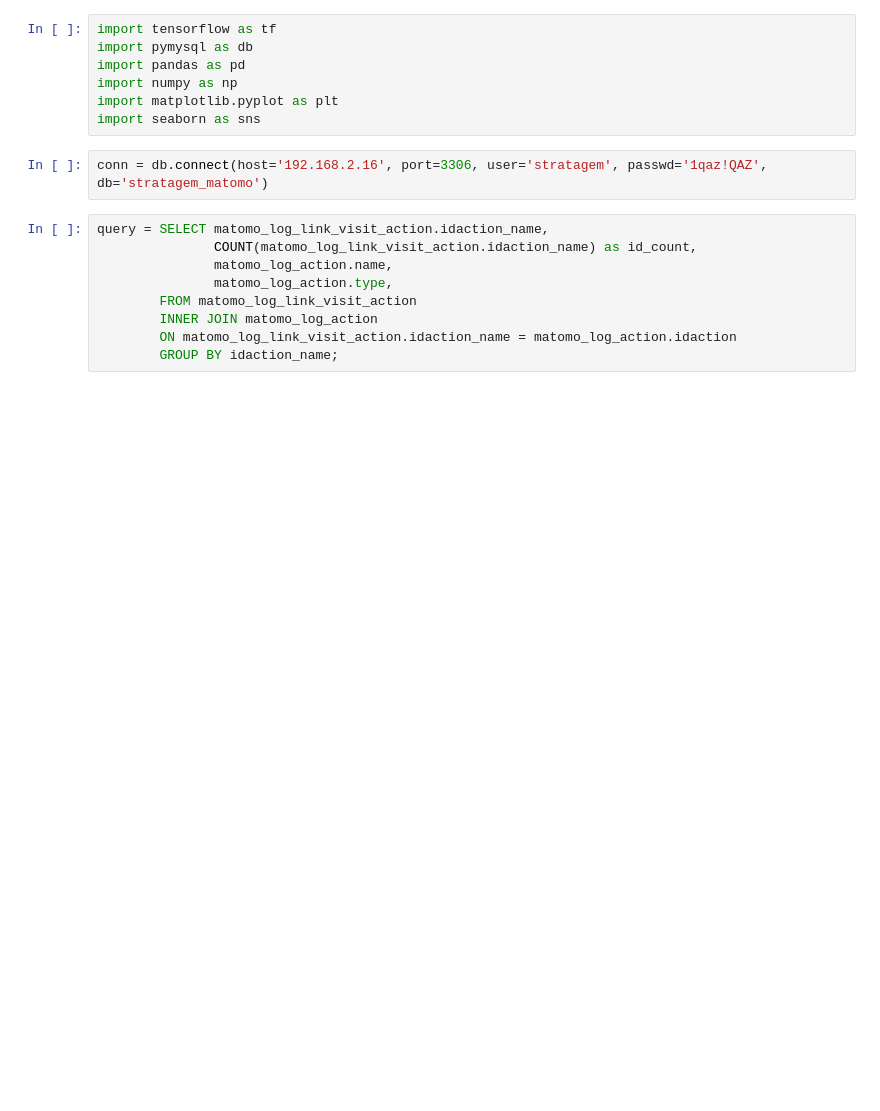
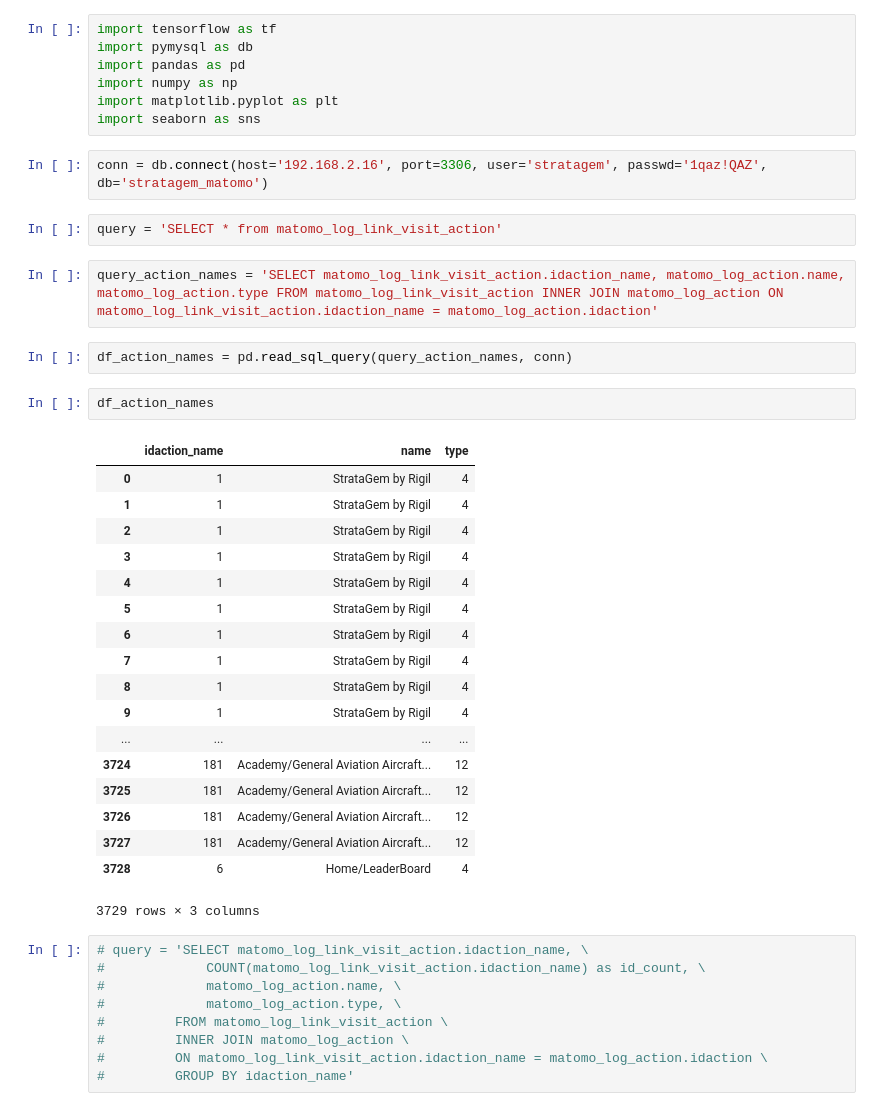
Before and after one commit to zacharyclement/machineLearningFunctions, a Jupyter notebook: databases/Matomo/production/log_link_EDA_16.ipynb, the cells around one changed output. Cells and saved outputs as stored; diff of their text form; blank space fills up the shorter version.

```diff
--- a/databases/Matomo/production/log_link_EDA_16.ipynb
+++ b/databases/Matomo/production/log_link_EDA_16.ipynb
@@ -7,12 +7,39 @@ import matplotlib.pyplot as plt
 import seaborn as sns
 # %%
 conn = db.connect(host='192.168.2.16', port=3306, user='stratagem', passwd='1qaz!QAZ', db='stratagem_matomo')
+# %%
+query = 'SELECT * from matomo_log_link_visit_action'
+# %%
+query_action_names = 'SELECT matomo_log_link_visit_action.idaction_name, matomo_log_action.name, matomo_log_action.type FROM matomo_log_link_visit_action INNER JOIN matomo_log_action ON matomo_log_link_visit_action.idaction_name = matomo_log_action.idaction'
+# %%
+df_action_names = pd.read_sql_query(query_action_names, conn)
+# %%
+df_action_names
+# %% [output]
+|  | idaction_name | name | type |
+| 0 | 1 | StrataGem by Rigil | 4 |
+| 1 | 1 | StrataGem by Rigil | 4 |
+| 2 | 1 | StrataGem by Rigil | 4 |
+| 3 | 1 | StrataGem by Rigil | 4 |
+| 4 | 1 | StrataGem by Rigil | 4 |
+| 5 | 1 | StrataGem by Rigil | 4 |
+| 6 | 1 | StrataGem by Rigil | 4 |
+| 7 | 1 | StrataGem by Rigil | 4 |
+| 8 | 1 | StrataGem by Rigil | 4 |
+| 9 | 1 | StrataGem by Rigil | 4 |
+| ... | ... | ... | ... |
+| 3724 | 181 | Academy/General Aviation Aircraft... | 12 |
+| 3725 | 181 | Academy/General Aviation Aircraft... | 12 |
+| 3726 | 181 | Academy/General Aviation Aircraft... | 12 |
+| 3727 | 181 | Academy/General Aviation Aircraft... | 12 |
+| 3728 | 6 | Home/LeaderBoard | 4 |
+3729 rows × 3 columns
 # %%
-query = SELECT matomo_log_link_visit_action.idaction_name,
-               COUNT(matomo_log_link_visit_action.idaction_name) as id_count,
-               matomo_log_action.name,
-               matomo_log_action.type,
-        FROM matomo_log_link_visit_action
-        INNER JOIN matomo_log_action
-        ON matomo_log_link_visit_action.idaction_name = matomo_log_action.idaction
-        GROUP BY idaction_name;
+# query = 'SELECT matomo_log_link_visit_action.idaction_name, \
+#             COUNT(matomo_log_link_visit_action.idaction_name) as id_count, \
+#             matomo_log_action.name, \
+#             matomo_log_action.type, \
+#         FROM matomo_log_link_visit_action \
+#         INNER JOIN matomo_log_action \
+#         ON matomo_log_link_visit_action.idaction_name = matomo_log_action.idaction \
+#         GROUP BY idaction_name'
```
Also changed, not shown: parts of 7 cells of this notebook.
